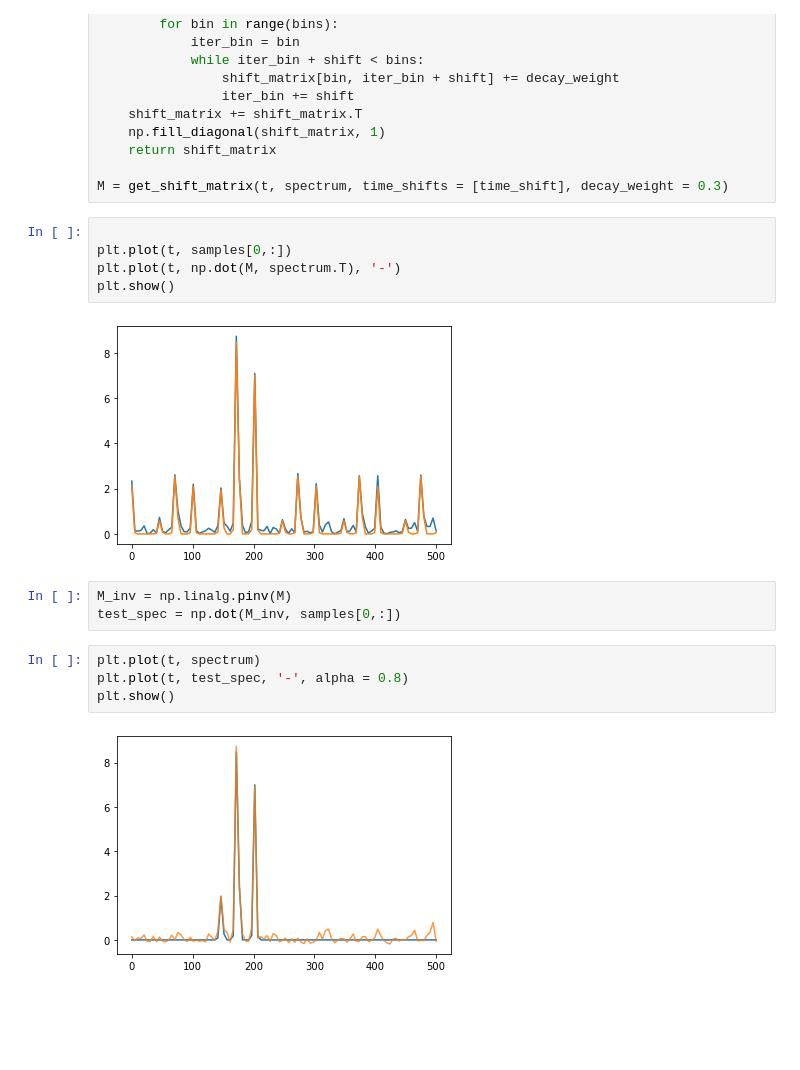
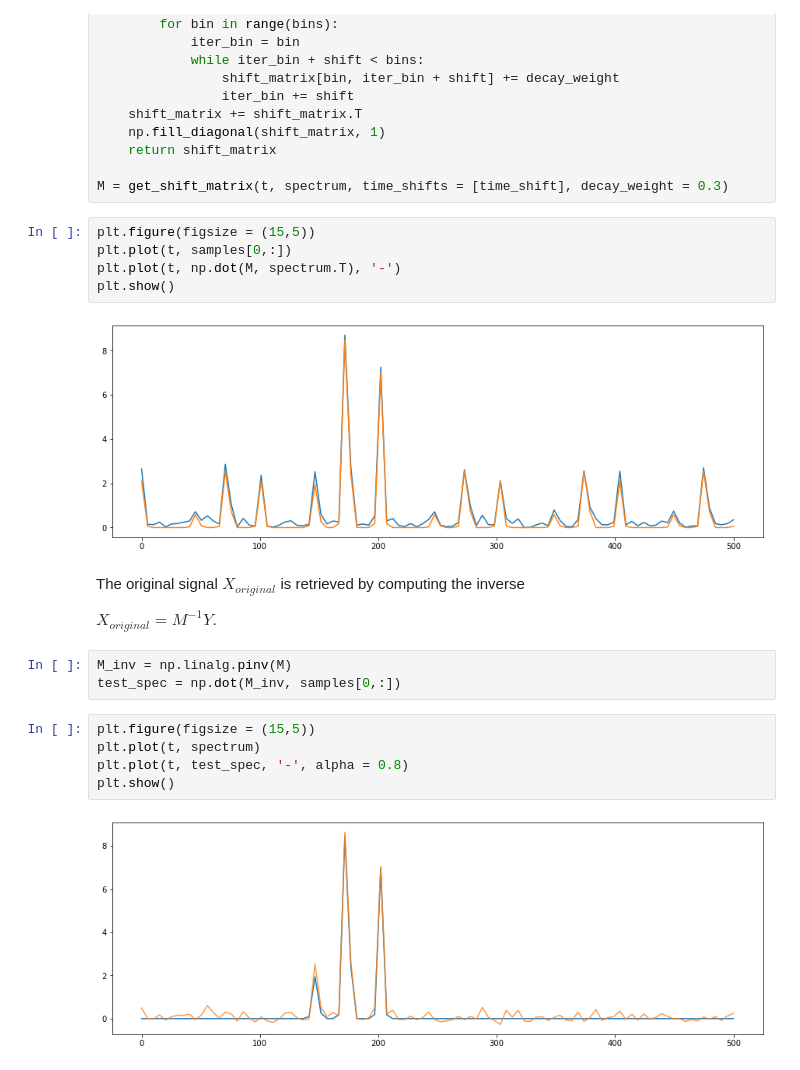
Before and after one commit to jonand9010/spectralanalysis, a Jupyter notebook: simulate_repeated_spectrum.ipynb, the cells around one changed output. Cells and saved outputs as stored; diff of their text form; blank space fills up the shorter version.

```diff
--- a/simulate_repeated_spectrum.ipynb
+++ b/simulate_repeated_spectrum.ipynb
@@ -78,18 +83,23 @@ def get_shift_matrix(t, spectrum, time_shifts, decay_weight):
 
 M = get_shift_matrix(t, spectrum, time_shifts = [time_shift], decay_weight = 0.3)
 # %%
-
+plt.figure(figsize = (15,5))
 plt.plot(t, samples[0,:])
 plt.plot(t, np.dot(M, spectrum.T), '-')
 plt.show()
 # %% [output]
-[figure, old version]
+[figure, new version]
+# %% [markdown]
+The original signal $X_{original}$ is retrieved by computing the inverse
+
+$X_{original} = M^{-1} Y$.
 # %%
 M_inv = np.linalg.pinv(M)
 test_spec = np.dot(M_inv, samples[0,:])
 # %%
+plt.figure(figsize = (15,5))
 plt.plot(t, spectrum)
 plt.plot(t, test_spec, '-', alpha = 0.8)
 plt.show()
 # %% [output]
-[figure, old version]
+[figure, new version]
```
Also changed, not shown: parts of 4 cells of this notebook.
